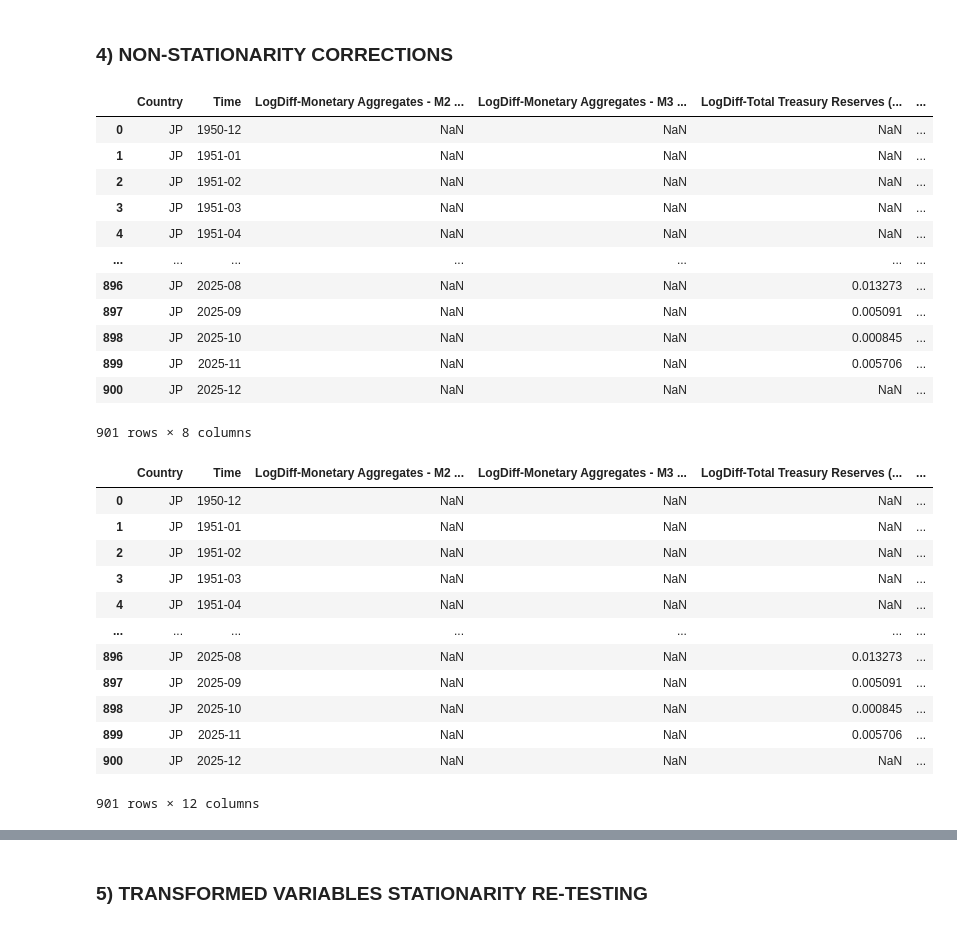
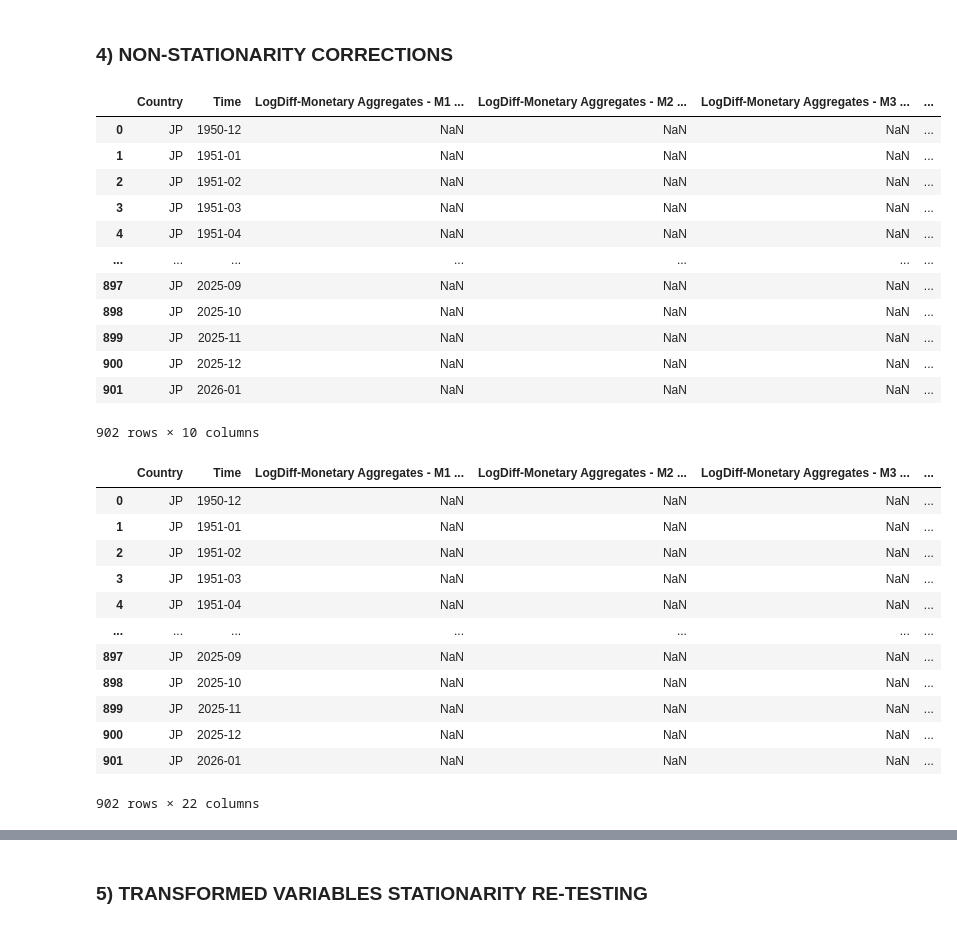
Before and after one commit to EliaLand/PVAR_japan_endogenous_money, a Jupyter notebook: Module2_stats_data_plotting.ipynb, the cells around one changed output, grey strips where cells are left out. Drawn from its saved outputs; the diff is of its cells as text; code cells hidden in the pictures.

```diff
--- a/Module2_stats_data_plotting.ipynb
+++ b/Module2_stats_data_plotting.ipynb
@@ -223,39 +242,41 @@ jp_pp_df
 # %%
 # Non-Stationarity Corrections - Log-Difference Transformations
 # (!!!) Basically we need a detrending transformation for whole the variables as expected, given the undisputable presence of unit-root root and so non-sttaionarity
 # (!!!) Autocorrelation is also evident, suggesting a marked time-dependent component, and so a trend, so we'll opt for both log transformations as well as first differences
 df = jp_aggregated_df.copy()
 trans_df = df[["Country", "Time"]].copy()
 
 # Transformations:
 # - Monetary Aggregates: I(1) nominal levels (levels non-stationary, but first-differences are I(0), stationary)
 # - Reserves: I(1), level series of policy shocks
 # - Exchange Rate: Log-difference (returns)
 # - Consumption Prices: Log-difference (inflation)
-log_transformed_variables = ["Monetary Aggregates - M2 (JPY)", "Monetary Aggregates - M3 (JPY)",
+# - BoJ’s Total Assets: CA smoothing
+log_transformed_variables = ["Monetary Aggregates - M1 (JPY)", "Monetary Aggregates - M2 (JPY)", "Monetary Aggregates - M3 (JPY)",
                              "Total Treasury Reserves (- Gold)",
                              "USD-JPY reer CPI-based (Index 2015=100)", "JPY-USD Spot Exchange Rate",
-                             "HICP (NSA) - Japan"
+                             "HICP (NSA)",
+                             "BoJ’s Total Assets (100 Million Yen)"
                             ]
 
 # Log-Difference Transformed Variables
 for var in log_transformed_variables:
     trans_df[f"LogDiff-{var}"] = np.log(df[f"{var}"]).diff()
 trans_df
 # %% [output]
-|  | Country | Time | LogDiff-Monetary Aggregates - M2 ... | LogDiff-Monetary Aggregates - M3 ... | LogDiff-Total Treasury Reserves (... | ... |
+|  | Country | Time | LogDiff-Monetary Aggregates - M1 ... | LogDiff-Monetary Aggregates - M2 ... | LogDiff-Monetary Aggregates - M3 ... | ... |
 | 0 | JP | 1950-12 | NaN | NaN | NaN | ... |
 | 1 | JP | 1951-01 | NaN | NaN | NaN | ... |
 | 2 | JP | 1951-02 | NaN | NaN | NaN | ... |
 | 3 | JP | 1951-03 | NaN | NaN | NaN | ... |
 | 4 | JP | 1951-04 | NaN | NaN | NaN | ... |
 | ... | ... | ... | ... | ... | ... | ... |
-| 896 | JP | 2025-08 | NaN | NaN | 0.013273 | ... |
-| 897 | JP | 2025-09 | NaN | NaN | 0.005091 | ... |
-| 898 | JP | 2025-10 | NaN | NaN | 0.000845 | ... |
-| 899 | JP | 2025-11 | NaN | NaN | 0.005706 | ... |
+| 897 | JP | 2025-09 | NaN | NaN | NaN | ... |
+| 898 | JP | 2025-10 | NaN | NaN | NaN | ... |
+| 899 | JP | 2025-11 | NaN | NaN | NaN | ... |
 | 900 | JP | 2025-12 | NaN | NaN | NaN | ... |
+| 901 | JP | 2026-01 | NaN | NaN | NaN | ... |
-901 rows × 8 columns
+902 rows × 10 columns
 # %%
 # Non-Stationarity Corrections - AR(1) detrending
 df = jp_aggregated_df.copy()
@@ -267,8 +288,12 @@ trans_df = trans_df.copy()
 # (!!!) first differences are to aggresive for credit metrics, they destroy medium-term cycles, signal-to-noise
 # (!!!) credit metrics tend to be highly-persistent I(0) and near-unit-root stationary (so it might result non-stationary, but it is actually slowly mean reverting, we want to keep cyclical deviations)
 # - Monetary Policy Proxies: AR(1) detrending (policy shocks), rates are persistent but not truly I(1)
-ar1detrend_transformed_variables = ["Total Credit - General Government (%GDP)", "Total Credit - Households & NPISHs (%GDP)",
-                                    "10-Year Gov Bond Yields (%)", "Call Money/Interbank Immediate (%)"
+# - Debt Metrics: same reasoning as for credit
+# - VIX index
+ar1detrend_transformed_variables = ["Total Credit - General Government (%GDP)", "Total Credit - Households & NPISHs (%GDP)", "Total Credit - Private Non-Financial (%GDP)",
+                                    "10-Year Gov Bond Yields (%)", "Call Money/Interbank Immediate (%)", "Est. 1-year Neutral Interest Rate (%)", "Est. 10-year Neutral Interest Rate (%)",
+                                    "Central Government Debt (% GDP)", "Domestic Private Debt Securities (% GDP)", "Domestic Public Debt Securities (% GDP)",
+                                    "10-Year US T-Bills Yield (%)", "CBOE-VIX"
                                    ]
 
 # AR(1) detrending Transformed Variables
@@ -280,19 +305,19 @@ for var in ar1detrend_transformed_variables:
     trans_df[f"AR(1)detrend-{var}"] = df[f"{var}"] - model.fittedvalues
 trans_df
 # %% [output]
-|  | Country | Time | LogDiff-Monetary Aggregates - M2 ... | LogDiff-Monetary Aggregates - M3 ... | LogDiff-Total Treasury Reserves (... | ... |
+|  | Country | Time | LogDiff-Monetary Aggregates - M1 ... | LogDiff-Monetary Aggregates - M2 ... | LogDiff-Monetary Aggregates - M3 ... | ... |
 | 0 | JP | 1950-12 | NaN | NaN | NaN | ... |
 | 1 | JP | 1951-01 | NaN | NaN | NaN | ... |
 | 2 | JP | 1951-02 | NaN | NaN | NaN | ... |
 | 3 | JP | 1951-03 | NaN | NaN | NaN | ... |
 | 4 | JP | 1951-04 | NaN | NaN | NaN | ... |
 | ... | ... | ... | ... | ... | ... | ... |
-| 896 | JP | 2025-08 | NaN | NaN | 0.013273 | ... |
-| 897 | JP | 2025-09 | NaN | NaN | 0.005091 | ... |
-| 898 | JP | 2025-10 | NaN | NaN | 0.000845 | ... |
-| 899 | JP | 2025-11 | NaN | NaN | 0.005706 | ... |
+| 897 | JP | 2025-09 | NaN | NaN | NaN | ... |
+| 898 | JP | 2025-10 | NaN | NaN | NaN | ... |
+| 899 | JP | 2025-11 | NaN | NaN | NaN | ... |
 | 900 | JP | 2025-12 | NaN | NaN | NaN | ... |
+| 901 | JP | 2026-01 | NaN | NaN | NaN | ... |
-901 rows × 12 columns
+902 rows × 22 columns
 # %%
 # Non-Stationarity Corrections - HP-filter cycle
 df = jp_aggregated_df.copy()
```
Also changed, not shown: parts of 24 cells of this notebook, 6 other files.
